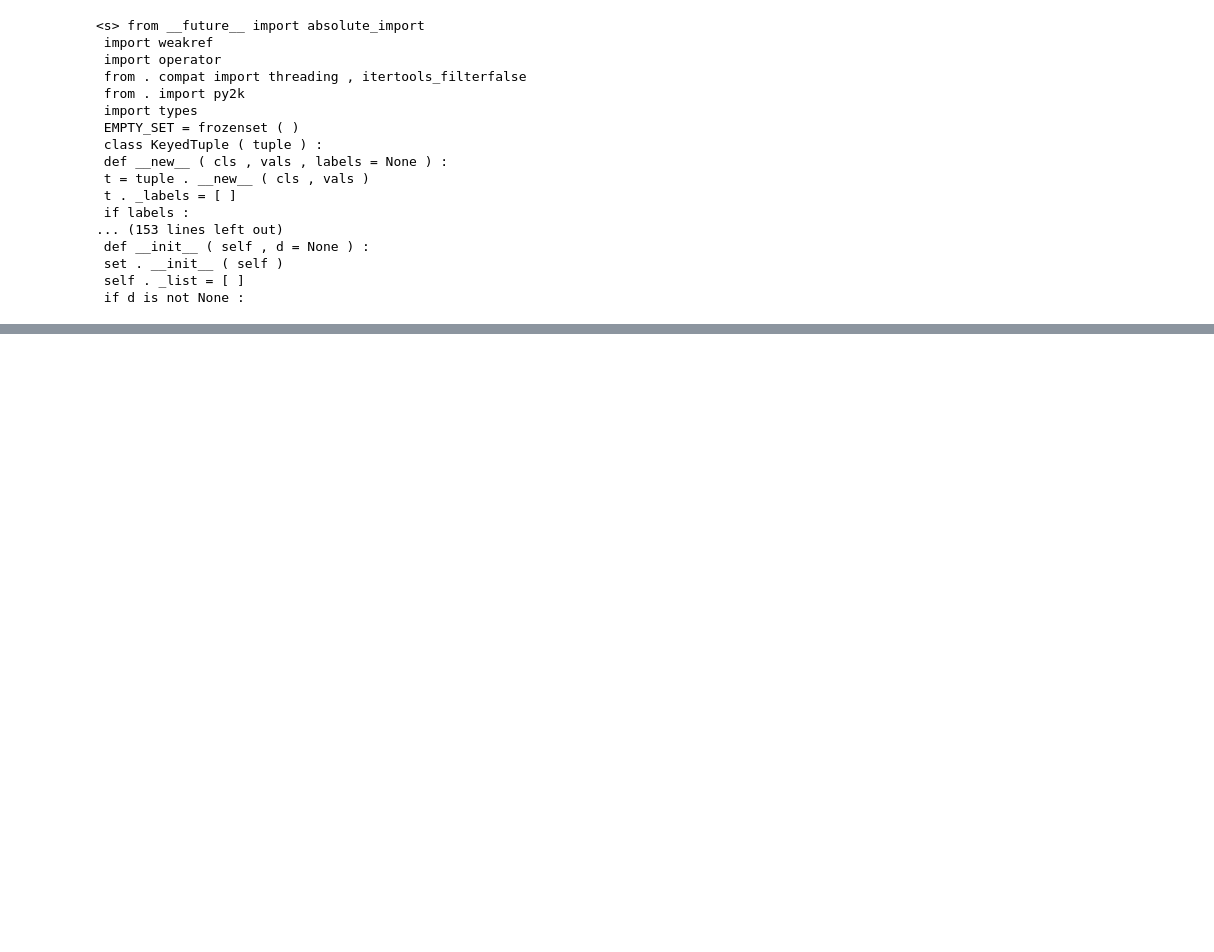
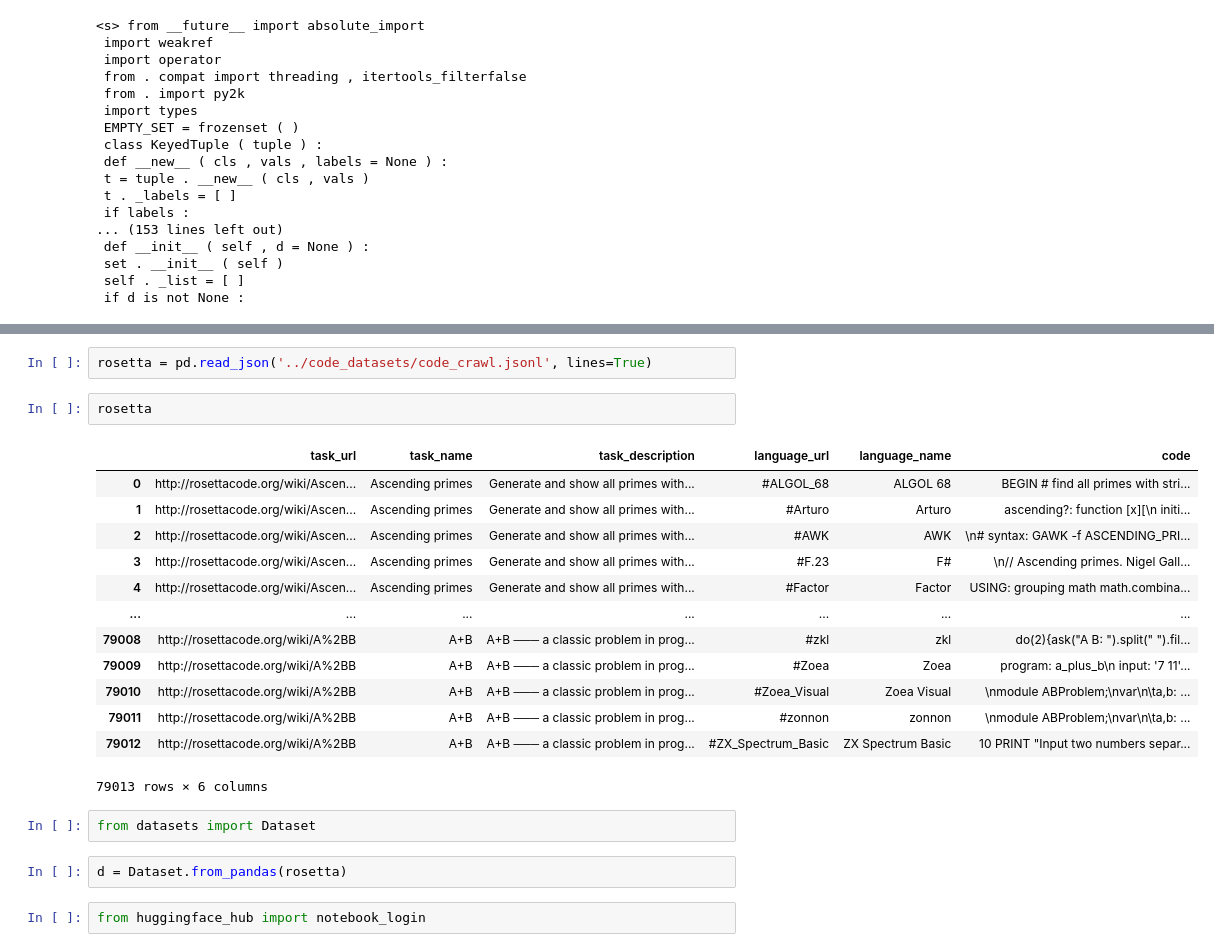
Before and after one commit to cakiki/codeLM, a Jupyter notebook: notebooks/sanbox.ipynb, the cells around one changed output, grey strips where cells are left out. Cells and saved outputs as stored; diff of their text form; blank space fills up the shorter version.

```diff
--- a/notebooks/sanbox.ipynb
+++ b/notebooks/sanbox.ipynb
@@ -161,0 +374,24 @@ get_res.py  search_bm25.py  search_dense.py  split_codes.py
+# %%
+rosetta = pd.read_json('../code_datasets/code_crawl.jsonl', lines=True)
+# %%
+rosetta
+# %% [output]
+|  | task_url | task_name | task_description | language_url | language_name | code |
+| 0 | http://rosettacode.org/wiki/Ascen... | Ascending primes | Generate and show all primes with... | #ALGOL_68 | ALGOL 68 | BEGIN # find all primes with stri... |
+| 1 | http://rosettacode.org/wiki/Ascen... | Ascending primes | Generate and show all primes with... | #Arturo | Arturo | ascending?: function [x][\n initi... |
+| 2 | http://rosettacode.org/wiki/Ascen... | Ascending primes | Generate and show all primes with... | #AWK | AWK | \n# syntax: GAWK -f ASCENDING_PRI... |
+| 3 | http://rosettacode.org/wiki/Ascen... | Ascending primes | Generate and show all primes with... | #F.23 | F# | \n// Ascending primes. Nigel Gall... |
+| 4 | http://rosettacode.org/wiki/Ascen... | Ascending primes | Generate and show all primes with... | #Factor | Factor | USING: grouping math math.combina... |
+| ... | ... | ... | ... | ... | ... | ... |
+| 79008 | http://rosettacode.org/wiki/A%2BB | A+B | A+B ─── a classic problem in prog... | #zkl | zkl | do(2){ask("A B: ").split(" ").fil... |
+| 79009 | http://rosettacode.org/wiki/A%2BB | A+B | A+B ─── a classic problem in prog... | #Zoea | Zoea | program: a_plus_b\n input: '7 11'... |
+| 79010 | http://rosettacode.org/wiki/A%2BB | A+B | A+B ─── a classic problem in prog... | #Zoea_Visual | Zoea Visual | \nmodule ABProblem;\nvar\n\ta,b: ... |
+| 79011 | http://rosettacode.org/wiki/A%2BB | A+B | A+B ─── a classic problem in prog... | #zonnon | zonnon | \nmodule ABProblem;\nvar\n\ta,b: ... |
+| 79012 | http://rosettacode.org/wiki/A%2BB | A+B | A+B ─── a classic problem in prog... | #ZX_Spectrum_Basic | ZX Spectrum Basic | 10 PRINT "Input two numbers separ... |
+79013 rows × 6 columns
+# %%
+from datasets import Dataset
+# %%
+d = Dataset.from_pandas(rosetta)
+# %%
+from huggingface_hub import notebook_login
```
Also changed, not shown: parts of 36 cells of this notebook, 1 other file.
